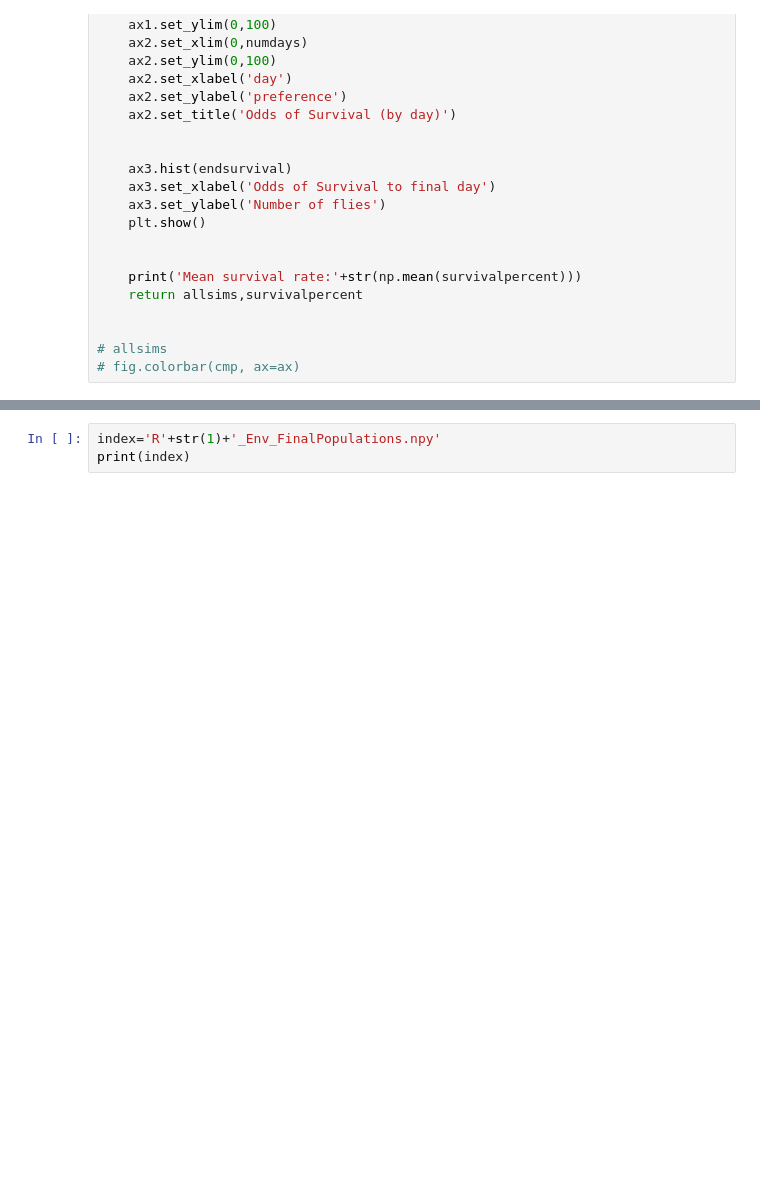
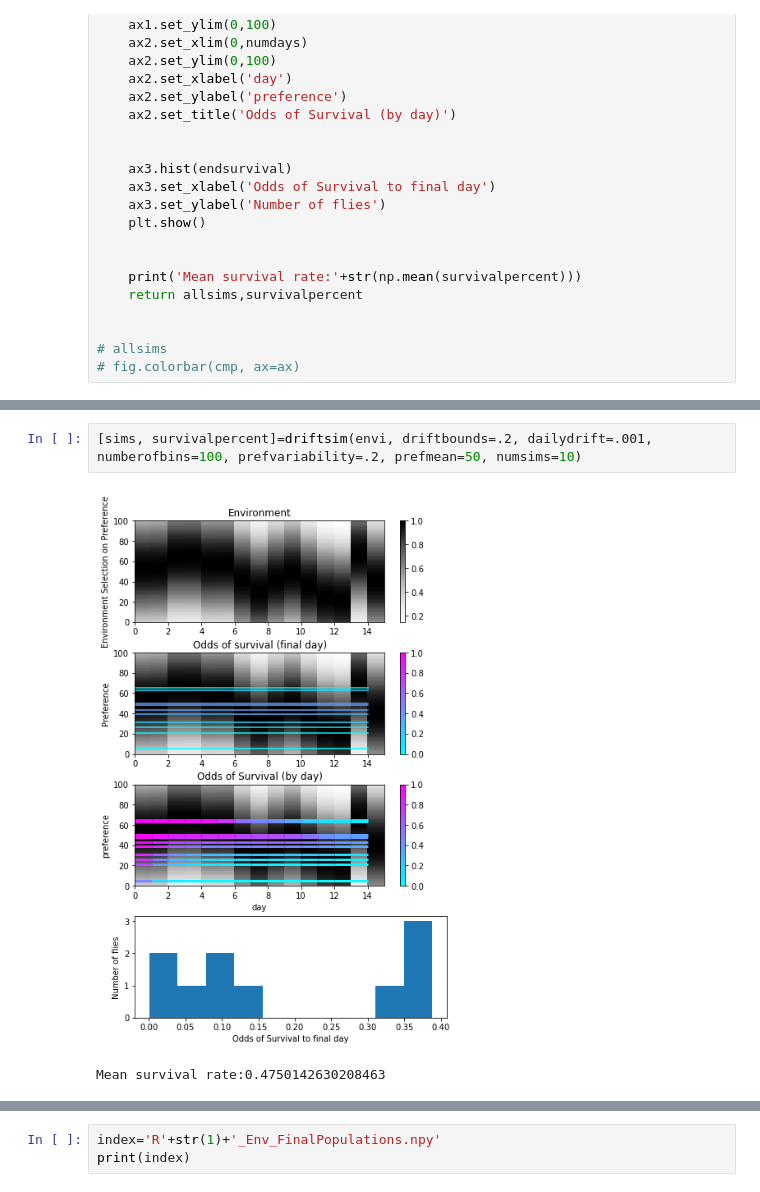
Before and after one commit to ryantmaloney/Simplified-Drift-Modeling, a Jupyter notebook: Individual trajectories.ipynb, the cells around one changed output, grey strips where cells are left out. Saved outputs shown, nothing was run; the diff lists cells and outputs as text; blank space fills up the shorter version.

```diff
--- a/Individual trajectories.ipynb
+++ b/Individual trajectories.ipynb
@@ -340,3 +340,8 @@ Mean survival rate:0.5070074099810162
+# %%
+[sims, survivalpercent]=driftsim(envi, driftbounds=.2, dailydrift=.001, numberofbins=100, prefvariability=.2, prefmean=50, numsims=10)
+# %% [output]
+[figure, added]
+Mean survival rate:0.4750142630208463
 # %%
 # print(survivalpercent.shape)
 numsims=int(survivalpercent.shape[0])
```
Also changed, not shown: parts of 12 cells of this notebook, 9 other files.
